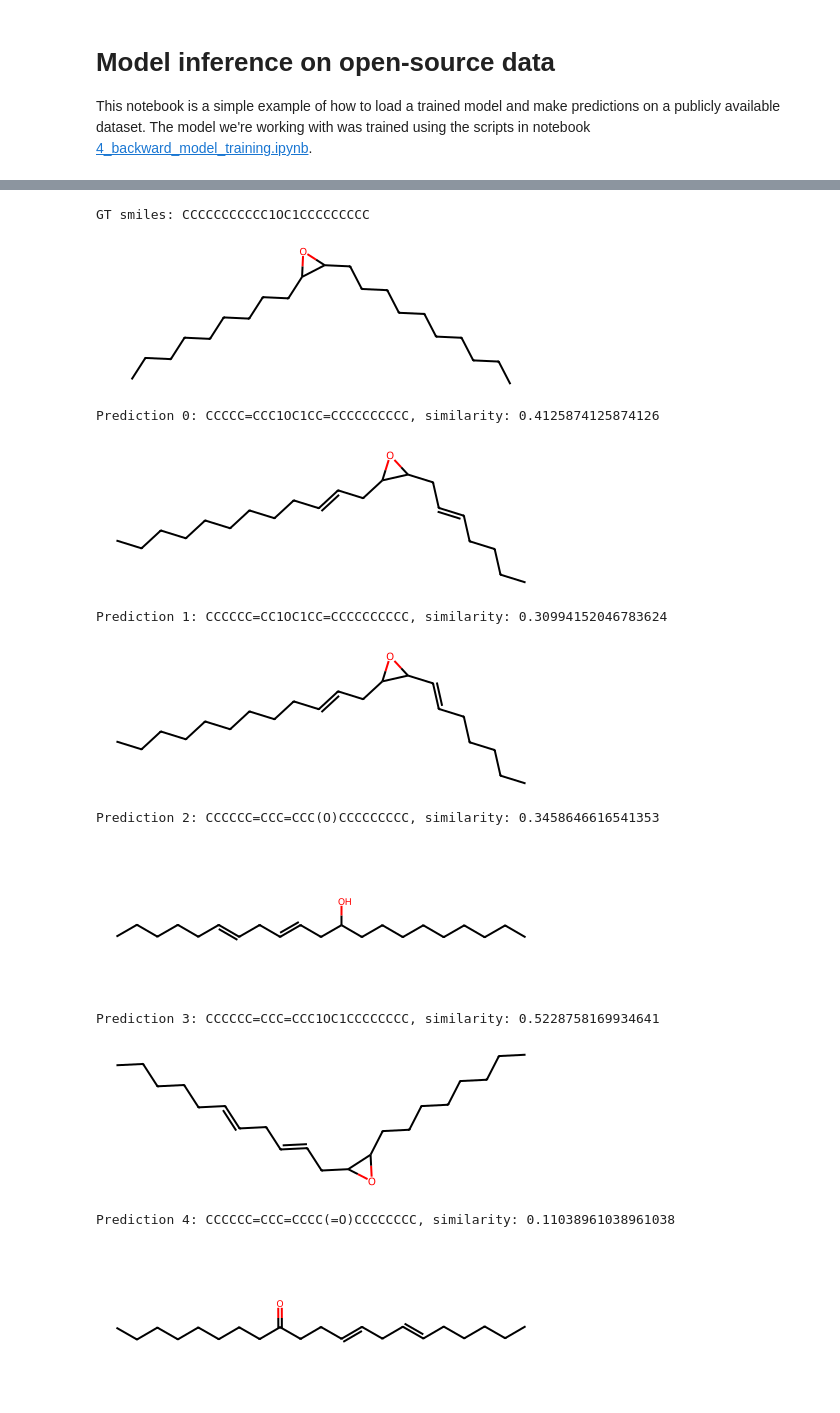
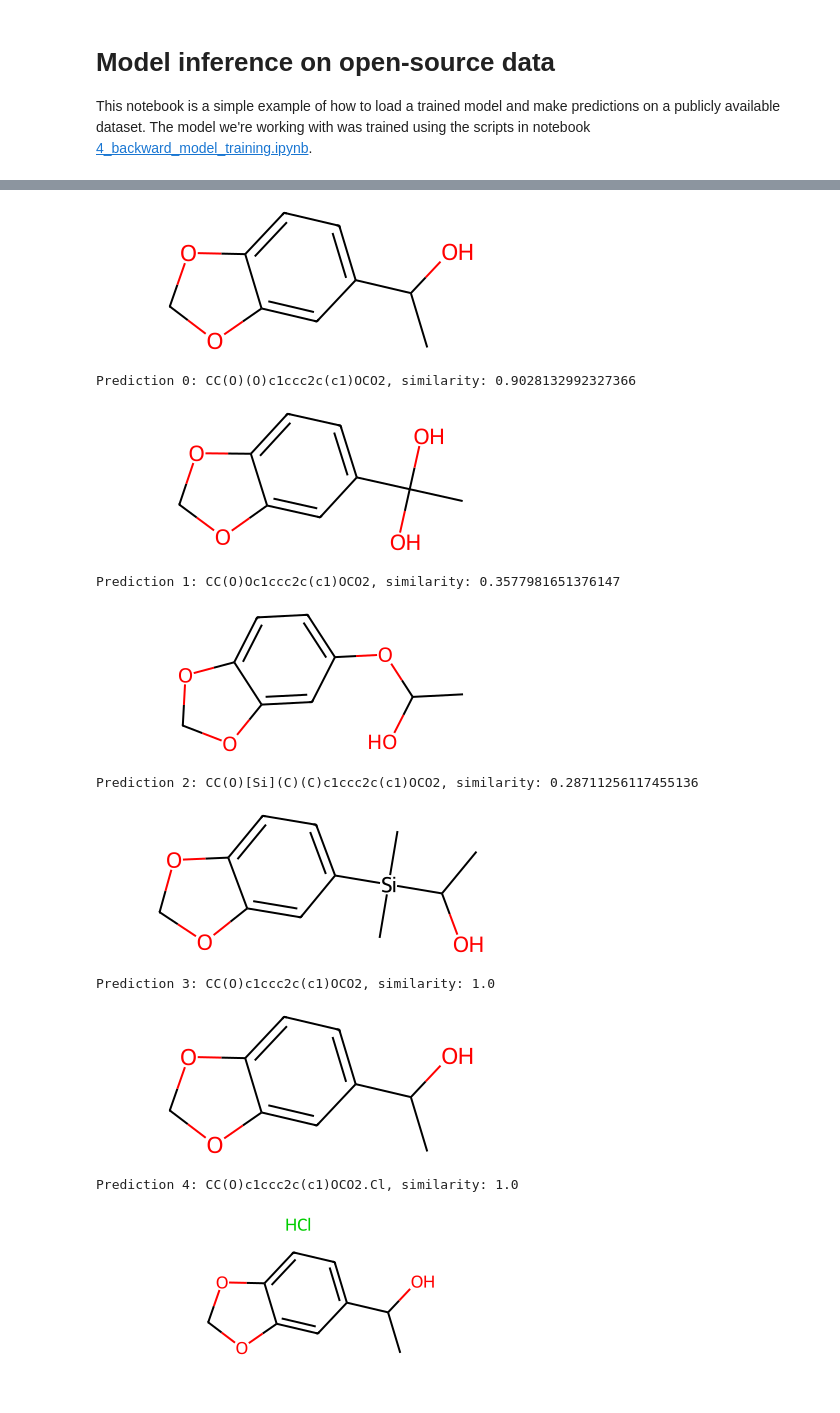
Before and after one commit to ljocha/gc-ms_bart, a Jupyter notebook: notebooks/5_inference_on_open_data.ipynb, the cells around one changed output, grey strips where cells are left out. Cells and saved outputs as stored; diff of their text form; code cells hidden in the pictures.

```diff
--- a/notebooks/5_inference_on_open_data.ipynb
+++ b/notebooks/5_inference_on_open_data.ipynb
@@ -154,0 +13,4 @@ print(f"Extracted: {len(clean_spectra)} spectra from MACE database")
+# %%
+DATA_PATH_MSP = "../data/example/SWGDRUG_100.msp"
+
+msp2jsonl(Path(DATA_PATH_MSP), smiles_field_name="canonical_smiles")
@@ -248,10 +61,11 @@ To see what the model's predictions look like we prepared a little visualization
 # %%
 import json
 from rdkit import Chem, DataStructs
+from utils.eval_utils import load_labels_to_datapipe
 
 # load labels and predictions
-predictions_path = "../predictions/fearless-wildflower-490_rassp1_neims1_224kPretrain_148k/MACE/1725179758_all_full_beam10/predictions.jsonl"
-labels_path = mace_jsonl_path
+predictions_path = "../predictions/youthful-wave-590_exp5_9M_448+296/SWGDRUG_100/1738607067_all_full_beam10/predictions.jsonl"
+labels_path = Path(DATA_PATH_MSP).with_suffix(".jsonl")
 
 
 labels, _ = load_labels_to_datapipe(Path(labels_path))
@@ -260,7 +74,7 @@ str_predictions = open(predictions_path).readlines()
 dict_predictions = [json.loads(p) for p in str_predictions]
 sorted_predictions = [sorted([k for k, _ in sorted(pred.items(), key=lambda x: x[1])]) for pred in dict_predictions]
 # %%
-pairs_to_viz = list(zip(labels, sorted_predictions))[142]  # TODO: change this to visualize different pairs
+pairs_to_viz = list(zip(labels, sorted_predictions))[81]  # TODO: change this to visualize different pairs
 best_n_to_viz = 5                                         # TODO: change this to visualize more/less predictions
 
 if isinstance(pairs_to_viz, tuple):
@@ -280,12 +95,11 @@ for gt_smiles, preds in pairs_to_viz:
+[figure, new version]
-GT smiles: CCCCCCCCCCC1OC1CCCCCCCCC
+Prediction 0: CC(O)(O)c1ccc2c(c1)OCO2, similarity: 0.9028132992327366
-[figure, old version]
+[figure, new version]
-Prediction 0: CCCCC=CCC1OC1CC=CCCCCCCCCC, similarity: 0.4125874125874126
+Prediction 1: CC(O)Oc1ccc2c(c1)OCO2, similarity: 0.3577981651376147
-[figure, old version]
+[figure, new version]
-Prediction 1: CCCCCC=CC1OC1CC=CCCCCCCCCC, similarity: 0.30994152046783624
+Prediction 2: CC(O)[Si](C)(C)c1ccc2c(c1)OCO2, similarity: 0.28711256117455136
-[figure, old version]
+[figure, new version]
-Prediction 2: CCCCCC=CCC=CCC(O)CCCCCCCCC, similarity: 0.3458646616541353
+Prediction 3: CC(O)c1ccc2c(c1)OCO2, similarity: 1.0
-[figure, old version]
+[figure, new version]
-Prediction 3: CCCCCC=CCC=CCC1OC1CCCCCCCC, similarity: 0.5228758169934641
+Prediction 4: CC(O)c1ccc2c(c1)OCO2.Cl, similarity: 1.0
-[figure, old version]
-Prediction 4: CCCCCC=CCC=CCCC(=O)CCCCCCCC, similarity: 0.11038961038961038
-[figure, old version]
+[figure, new version]
```
Also changed, not shown: parts of 25 cells of this notebook, 3 other files.
